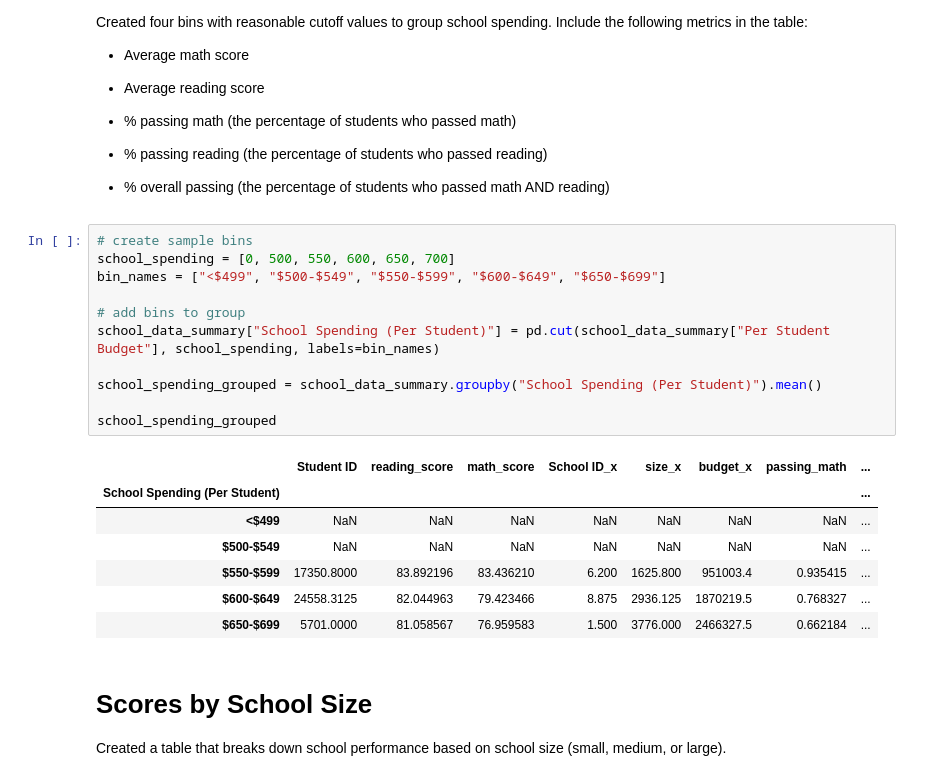
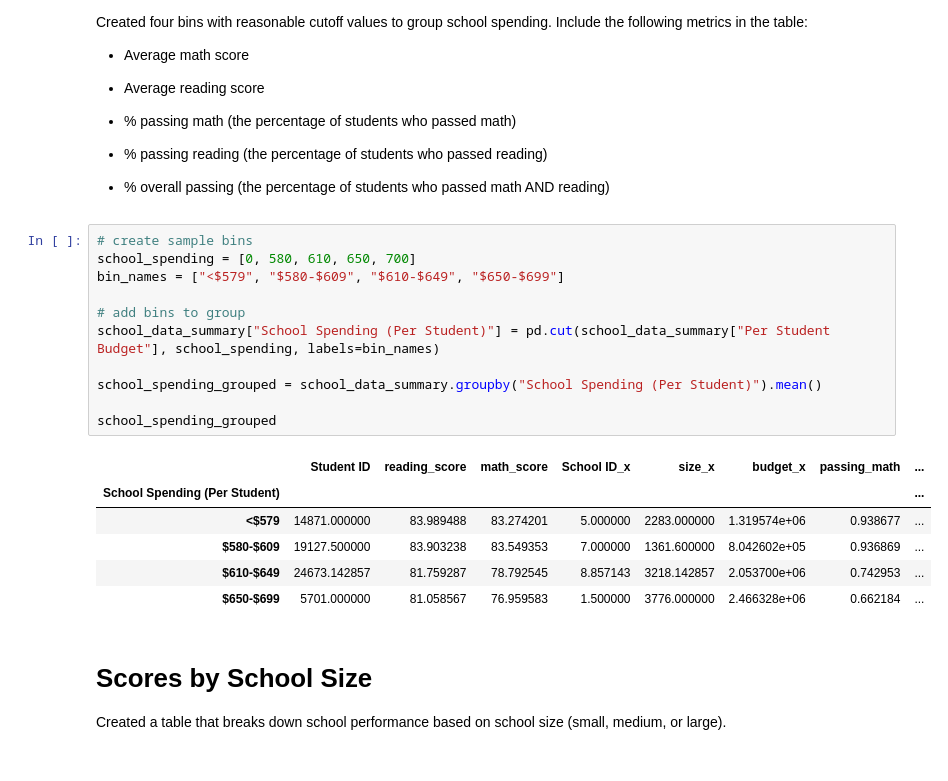
Before and after one commit to Kaludii/pandas-challenge, a Jupyter notebook: PyCitySchools_Main.ipynb, the cells around one changed output. Drawn from its saved outputs; the diff is of its cells as text.

Commit message:
Final Update to PyCitySchools_Main

```diff
--- a/PyCitySchools_Main.ipynb
+++ b/PyCitySchools_Main.ipynb
@@ -361,23 +361,22 @@ Created a table that breaks down school performance based on average spending ra
 - % overall passing (the percentage of students who passed math AND reading)
 # %%
 # create sample bins
-school_spending = [0, 500, 550, 600, 650, 700]
-bin_names = ["<$499", "$500-$549", "$550-$599", "$600-$649", "$650-$699"]
+school_spending = [0, 580, 610, 650, 700]
+bin_names = ["<$579", "$580-$609", "$610-$649", "$650-$699"]
 
 # add bins to group
 school_data_summary["School Spending (Per Student)"] = pd.cut(school_data_summary["Per Student Budget"], school_spending, labels=bin_names)
 
 school_spending_grouped = school_data_summary.groupby("School Spending (Per Student)").mean()
 
 school_spending_grouped
 # %% [output]
 |  | Student ID | reading_score | math_score | School ID_x | size_x | budget_x | passing_math | ... |
 | School Spending (Per Student) |  |  |  |  |  |  |  | ... |
-| <$499 | NaN | NaN | NaN | NaN | NaN | NaN | NaN | ... |
-| $500-$549 | NaN | NaN | NaN | NaN | NaN | NaN | NaN | ... |
-| $550-$599 | 17350.8000 | 83.892196 | 83.436210 | 6.200 | 1625.800 | 951003.4 | 0.935415 | ... |
-| $600-$649 | 24558.3125 | 82.044963 | 79.423466 | 8.875 | 2936.125 | 1870219.5 | 0.768327 | ... |
-| $650-$699 | 5701.0000 | 81.058567 | 76.959583 | 1.500 | 3776.000 | 2466327.5 | 0.662184 | ... |
+| <$579 | 14871.000000 | 83.989488 | 83.274201 | 5.000000 | 2283.000000 | 1.319574e+06 | 0.938677 | ... |
+| $580-$609 | 19127.500000 | 83.903238 | 83.549353 | 7.000000 | 1361.600000 | 8.042602e+05 | 0.936869 | ... |
+| $610-$649 | 24673.142857 | 81.759287 | 78.792545 | 8.857143 | 3218.142857 | 2.053700e+06 | 0.742953 | ... |
+| $650-$699 | 5701.000000 | 81.058567 | 76.959583 | 1.500000 | 3776.000000 | 2.466328e+06 | 0.662184 | ... |
 # %% [markdown]
 # Scores by School Size
 Created a table that breaks down school performance based on school size (small, medium, or large).
```
